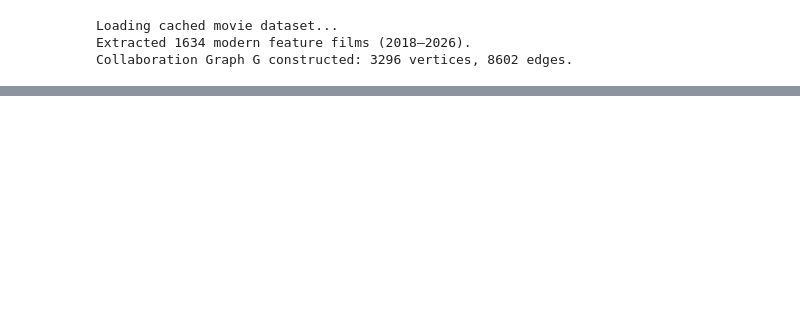
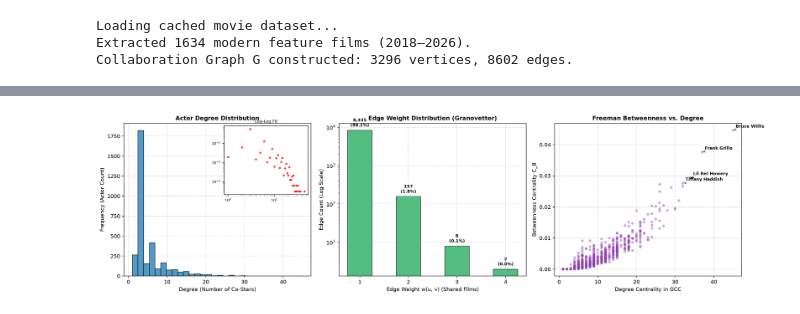
Before and after one commit to Codesmith104/CS176_Project, a Jupyter notebook: Cinema_Network_Analysis.ipynb, the cells around one changed output, grey strips where cells are left out. Drawn from its saved outputs; the diff is of its cells as text; code cells hidden in the pictures; blank space fills up the shorter version.

```diff
--- a/Cinema_Network_Analysis.ipynb
+++ b/Cinema_Network_Analysis.ipynb
@@ -263,0 +388,54 @@ plt.show()
+# %%
+fig, axes = plt.subplots(1, 3, figsize=(18, 5), dpi=150)
+
+# 3A: Degree Distribution
+degrees = [d for n, d in G.degree()]
+axes[0].hist(degrees, bins=30, color="#2980b9", edgecolor="black", alpha=0.8)
+axes[0].set_title("Actor Degree Distribution", fontsize=11, fontweight="bold")
+axes[0].set_xlabel("Degree (Number of Co-Stars)", fontsize=10)
+axes[0].set_ylabel("Frequency (Actor Count)", fontsize=10)
+axes[0].grid(True, linestyle="--", alpha=0.5)
+
+from mpl_toolkits.axes_grid1.inset_locator import inset_axes
+ax_inset = inset_axes(axes[0], width="45%", height="45%", loc="upper right")
+deg_counts = np.bincount(degrees)
+k = np.nonzero(deg_counts)[0]
+pk = deg_counts[k] / len(degrees)
+ax_inset.loglog(k, pk, "ro", markersize=3, alpha=0.7)
+ax_inset.set_title("Log-Log Fit", fontsize=8)
+ax_inset.tick_params(labelsize=7)
+
+# 3B: Granovetter Tie Strength
+weights = [d["weight"] for u, v, d in G.edges(data=True)]
+w_counts = Counter(weights)
+w_keys = sorted(w_counts.keys())
+w_vals = [w_counts[k] for k in w_keys]
+axes[1].bar(w_keys, w_vals, color="#27ae60", edgecolor="black", alpha=0.8, width=0.5)
+axes[1].set_yscale("log")
+axes[1].set_title("Edge Weight Distribution (Granovetter)", fontsize=11, fontweight="bold")
+axes[1].set_xlabel("Edge Weight w(u, v) (Shared Films)", fontsize=10)
+axes[1].set_ylabel("Edge Count (Log Scale)", fontsize=10)
+axes[1].set_xticks(w_keys)
+for k_val, v_val in zip(w_keys, w_vals):
+    axes[1].text(k_val, v_val * 1.25, f"{v_val:,}\n({v_val/len(weights)*100:.1f}%)", ha="center", fontsize=8, fontweight="bold")
+axes[1].grid(True, linestyle="--", alpha=0.5)
+
+# 3C: Betweenness vs Degree
+bc_vals = [bc.get(n, 0) for n in gcc.nodes()]
+deg_gcc = [gcc.degree(n) for n in gcc.nodes()]
+axes[2].scatter(deg_gcc, bc_vals, alpha=0.45, color="#8e44ad", edgecolors="none", s=25)
+axes[2].set_title("Freeman Betweenness vs. Degree", fontsize=11, fontweight="bold")
+axes[2].set_xlabel("Degree Centrality in GCC", fontsize=10)
+axes[2].set_ylabel("Betweenness Centrality C_B", fontsize=10)
+axes[2].grid(True, linestyle="--", alpha=0.5)
+
+top_bridges = sorted(bc.items(), key=lambda x: x[1], reverse=True)[:4]
+for name, val in top_bridges:
+    d_val = gcc.degree(name)
+    axes[2].annotate(name, (d_val, val), textcoords="offset points", xytext=(5, 5),
+                     fontsize=8, fontweight="bold", arrowprops=dict(arrowstyle="->", lw=0.8, color="black"))
+
+plt.tight_layout()
+plt.show()
+# %% [output]
+[figure, added]
```
Also changed, not shown: parts of 22 cells of this notebook, 8 other files.
